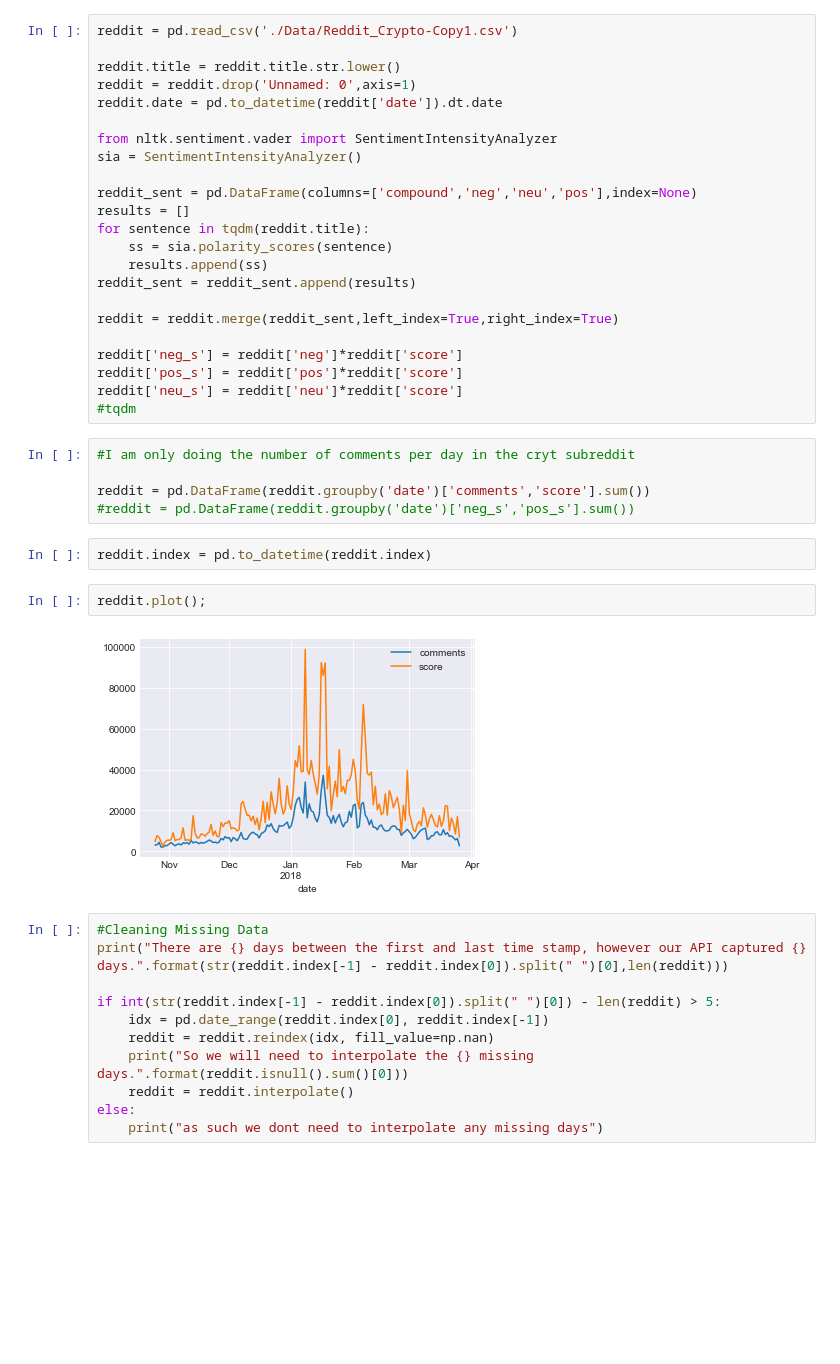
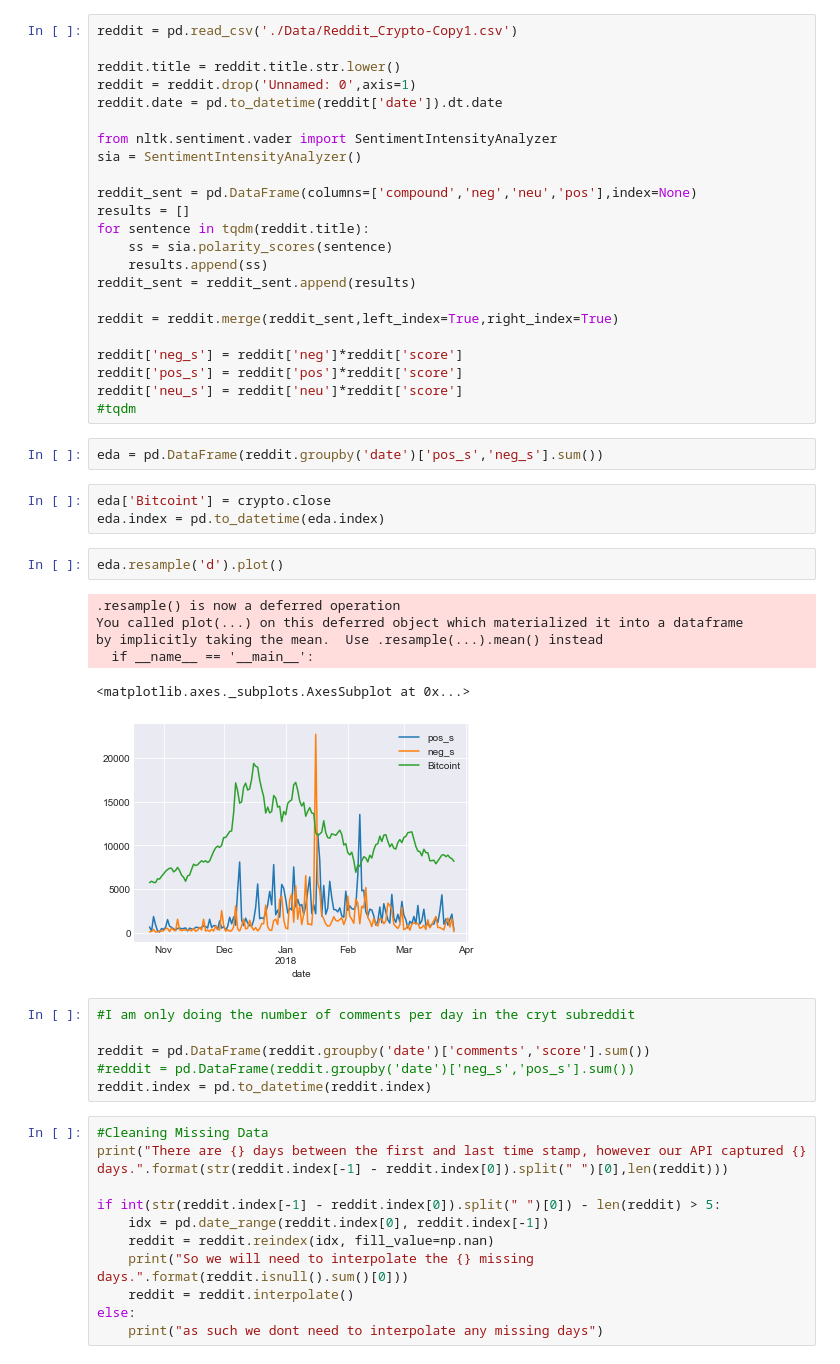
Before and after one commit to Mikhail-Naumov/Another_Bitcoin_Predictor, a Jupyter notebook: BitCoin_LSTM.ipynb, the cells around one changed output. Saved outputs shown, nothing was run; the diff lists cells and outputs as text; blank space fills up the shorter version.

```diff
--- a/BitCoin_LSTM.ipynb
+++ b/BitCoin_LSTM.ipynb
@@ -155,17 +155,26 @@ reddit['neg_s'] = reddit['neg']*reddit['score']
 reddit['pos_s'] = reddit['pos']*reddit['score']
 reddit['neu_s'] = reddit['neu']*reddit['score']
 #tqdm
+# %%
+eda = pd.DataFrame(reddit.groupby('date')['pos_s','neg_s'].sum())
+# %%
+eda['Bitcoint'] = crypto.close
+eda.index = pd.to_datetime(eda.index)
+# %%
+eda.resample('d').plot()
+# %% [output]
+.resample() is now a deferred operation
+You called plot(...) on this deferred object which materialized it into a dataframe
+by implicitly taking the mean.  Use .resample(...).mean() instead
+  if __name__ == '__main__':
+<matplotlib.axes._subplots.AxesSubplot at 0x...>
+[figure, added]
 # %%
 #I am only doing the number of comments per day in the cryt subreddit
 
 reddit = pd.DataFrame(reddit.groupby('date')['comments','score'].sum())
 #reddit = pd.DataFrame(reddit.groupby('date')['neg_s','pos_s'].sum())
+reddit.index = pd.to_datetime(reddit.index)
-# %%
-reddit.index = pd.to_datetime(reddit.index)
-# %%
-reddit.plot();
-# %% [output]
-[figure, removed]
 # %%
 #Cleaning Missing Data
 print("There are {} days between the first and last time stamp, however our API captured {} days.".format(str(reddit.index[-1] - reddit.index[0]).split(" ")[0],len(reddit)))
```
Also changed, not shown: parts of 12 cells of this notebook.
